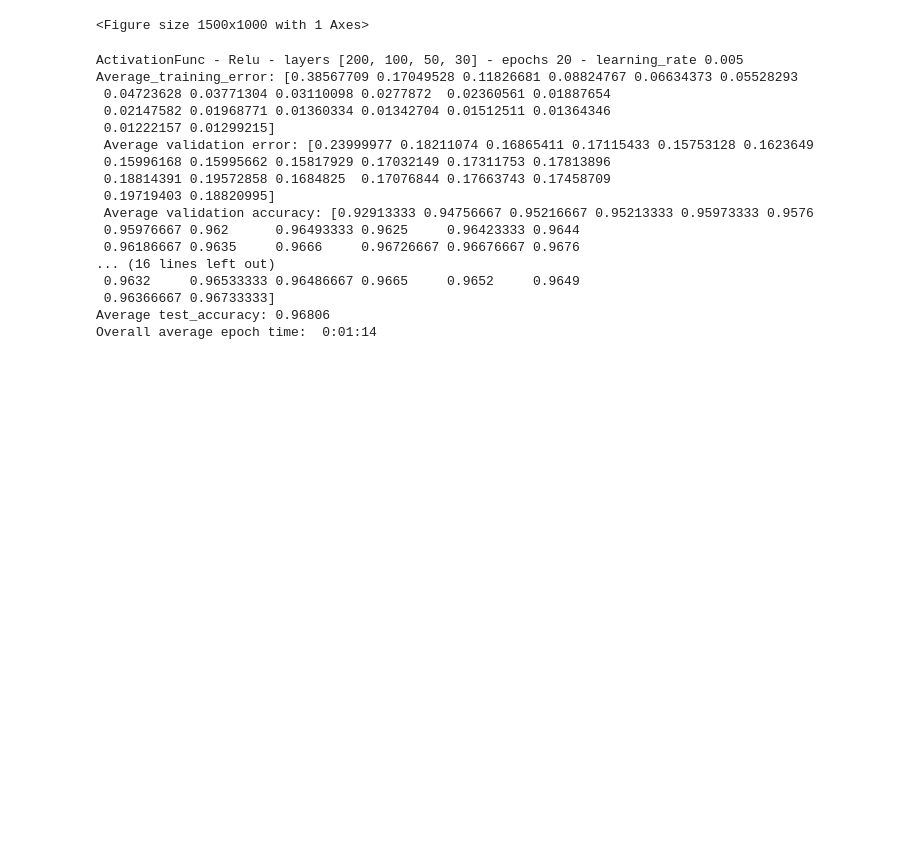
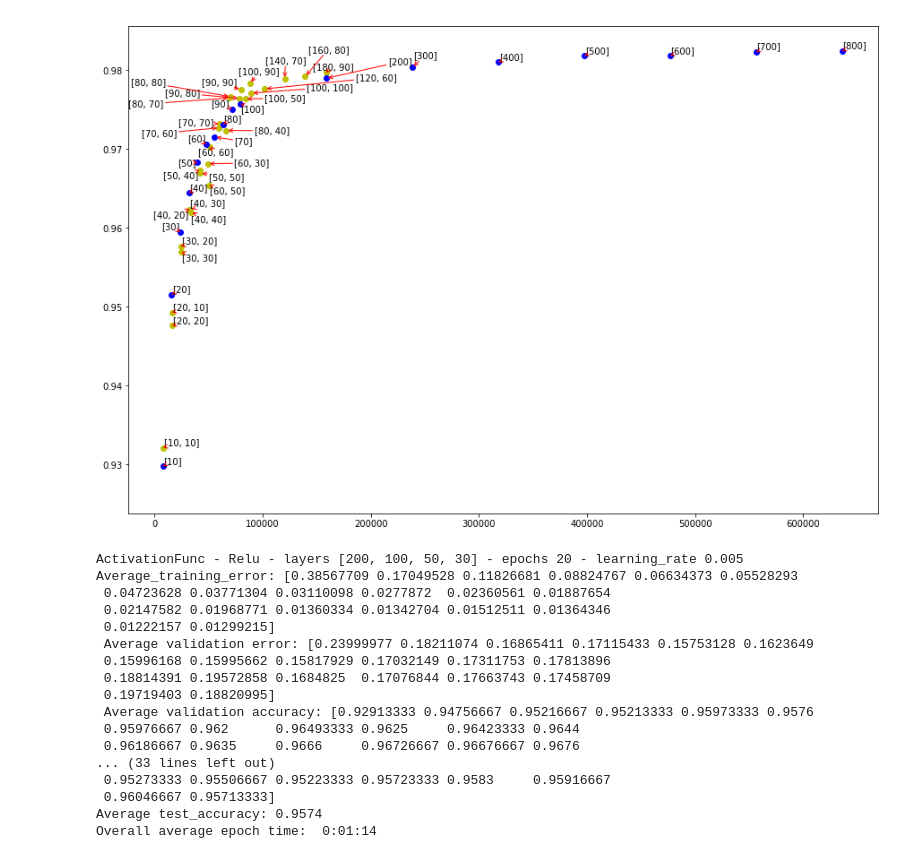
Before and after one commit to timellemeet/seminar, a Jupyter notebook: src/neuralnet/results-activation.ipynb, the cells around one changed output. Cells and saved outputs as stored; diff of their text form; code cells hidden in the pictures; blank space fills up the shorter version.

```diff
--- a/src/neuralnet/results-activation.ipynb
+++ b/src/neuralnet/results-activation.ipynb
@@ -1,6 +1,7 @@
 # %%
-#!pip install adjustText
+!pip install adjustText
 from results_analysis import Model
 relu = Model("Results/Base/ActivationFunc/Reloid/ActivationFunc - Relu - layers [200, 100, 50, 30] - training_size 30000 - epochs 20 - learning_rate 0.005 - 2019-04-11-123328.npy")
 reloid = Model("Results/Base/ActivationFunc/Reloid/ActivationFunc - Reloid - layers [200, 100, 50, 30] - training_size 30000 - epochs 20 - learning_rate 0.005 - 2019-04-10-201315.npy")
+sigmoid = Model("Results/Base/ActivationFunc/Reloid/ActivationFunc - Sigmoid - layers [200, 100, 50, 30] - training_size 30000 - epochs 20 - learning_rate 0.005 - 2019-04-11-143653.npy")
 # %% [output]
@@ -20,11 +21,12 @@ reloid = Model("Results/Base/ActivationFunc/Reloid/ActivationFunc - Reloid - lay
 [500] has 397510 operations
 [600] has 477010 operations
 [700] has 556510 operations
 [800] has 636010 operations
-<Figure size 1500x1000 with 1 Axes>
+[figure, added]
 # %%
 relu.summary()
 reloid.summary()
+sigmoid.summary()
 # %% [output]
 ActivationFunc - Relu - layers [200, 100, 50, 30] - epochs 20 - learning_rate 0.005
 Average_training_error: [0.38567709 0.17049528 0.11826681 0.08824767 0.06634373 0.05528293
@@ -38,8 +40,8 @@ Average_training_error: [0.38567709 0.17049528 0.11826681 0.08824767 0.06634373
  Average validation accuracy: [0.92913333 0.94756667 0.95216667 0.95213333 0.95973333 0.9576
  0.95976667 0.962      0.96493333 0.9625     0.96423333 0.9644
  0.96186667 0.9635     0.9666     0.96726667 0.96676667 0.9676
-... (16 lines left out)
- 0.9632     0.96533333 0.96486667 0.9665     0.9652     0.9649
- 0.96366667 0.96733333]
-Average test_accuracy: 0.96806
+... (33 lines left out)
+ 0.95273333 0.95506667 0.95223333 0.95723333 0.9583     0.95916667
+ 0.96046667 0.95713333]
+Average test_accuracy: 0.9574
 Overall average epoch time:  0:01:14
```
Also changed, not shown: parts of 1 cell of this notebook.
